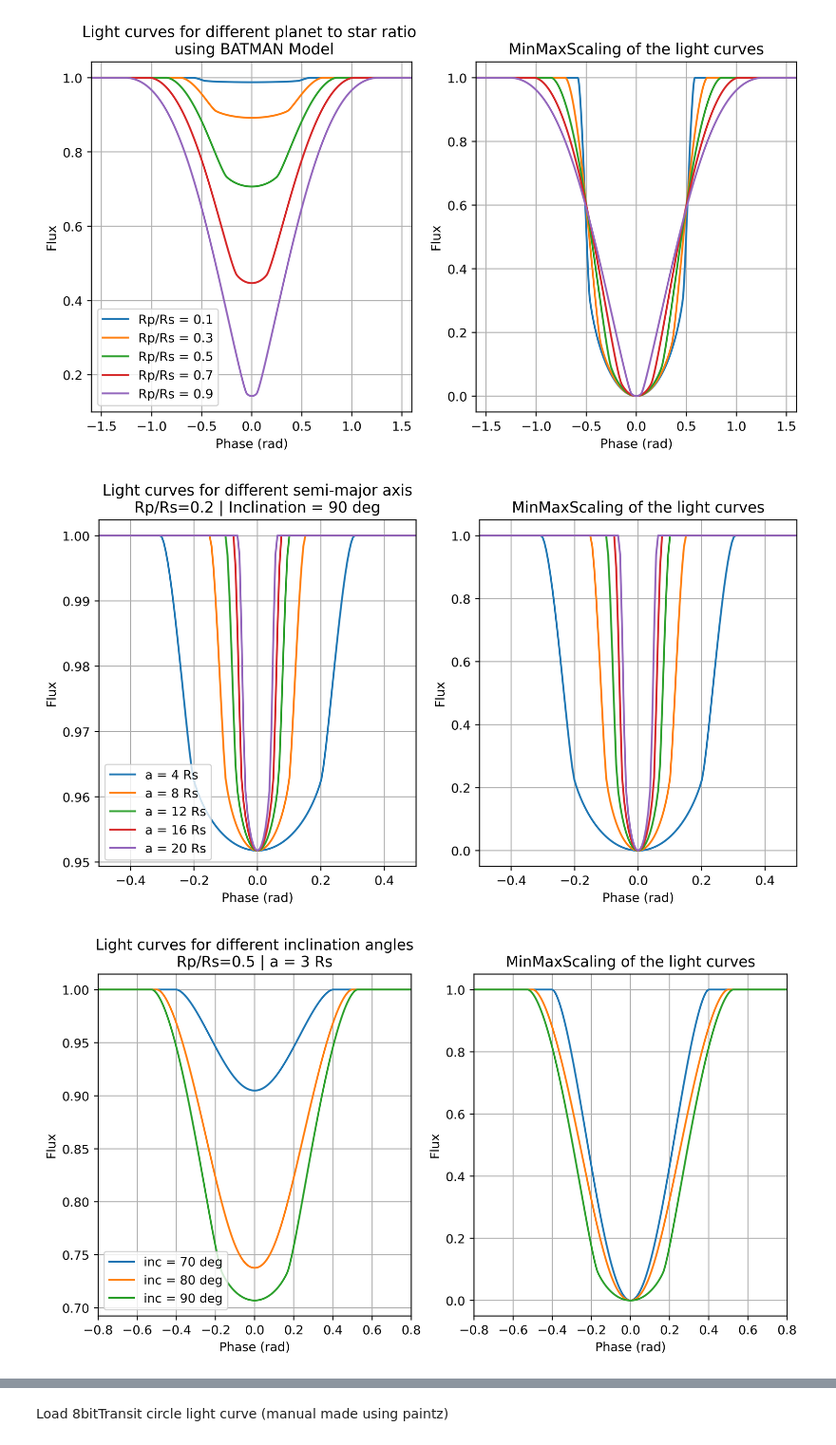
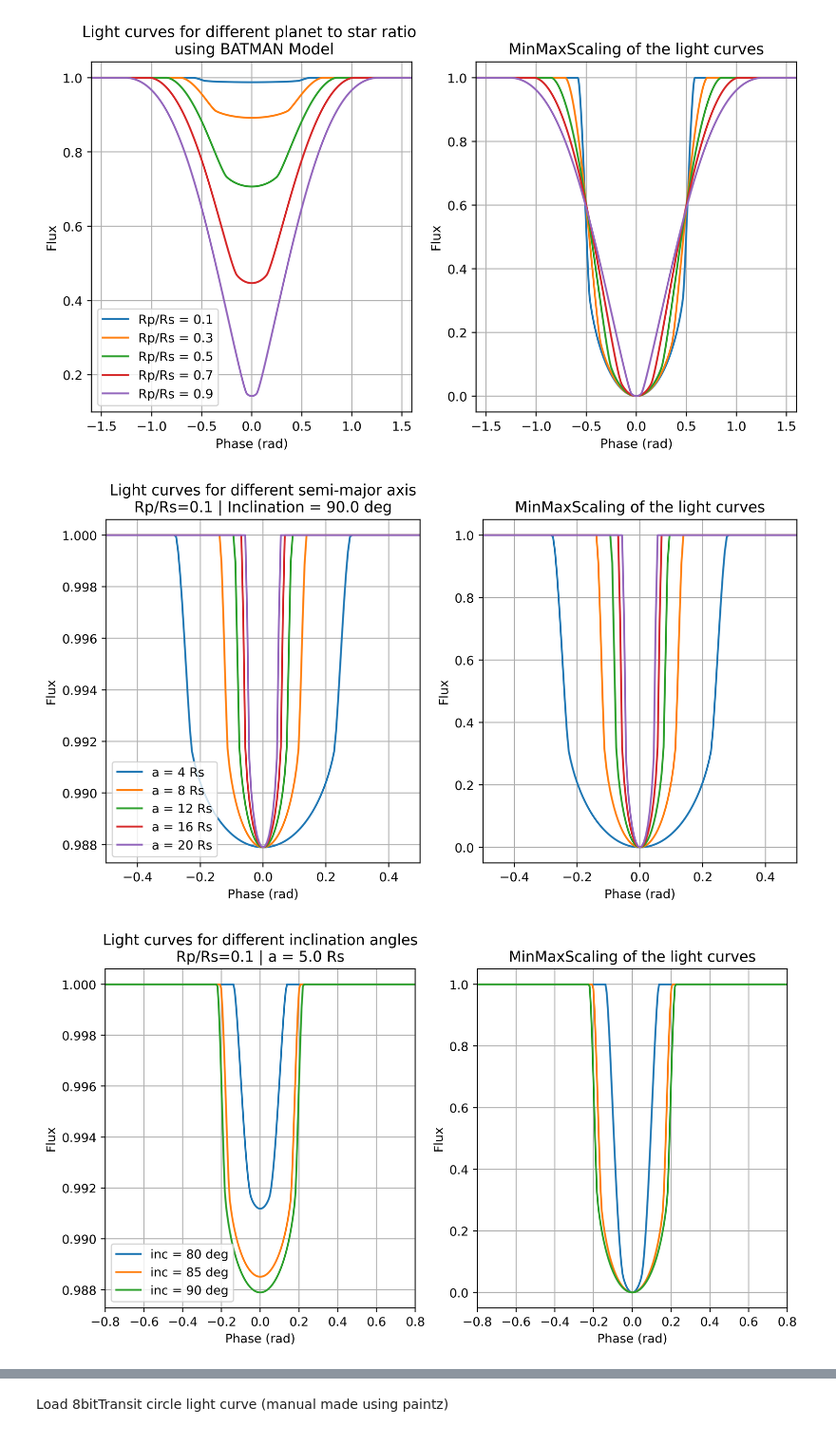
Before and after one commit to abrahammathews2000/mega, a Jupyter notebook: lightcurve_simulation/data_npy/plot_lc.ipynb, the cells around one changed output, grey strips where cells are left out. Shown at 95% size. Cells and saved outputs as stored; diff of their text form; code cells hidden in the pictures.

```diff
--- a/lightcurve_simulation/data_npy/plot_lc.ipynb
+++ b/lightcurve_simulation/data_npy/plot_lc.ipynb
@@ -160,8 +162,8 @@ plt.rcParams['figure.dpi'] = 400
 # %%
-# Light curves for different planet to star ratio \n using BATMAN Model
+# Light curves for different inclination angle
 fig, ax = plt.subplots(1,2,figsize=(10,5))
 for inc in np.arange(50,110,20):
-    r_planet = 0.2 # np.round(r_planet,1)
+    r_planet = 0.05 # np.round(r_planet,1)
     Period = 1
     inc = np.round(inc,1)
 
@@ -251,15 +253,16 @@ plt.show()
 
 fig, ax = plt.subplots(1,2,figsize=(10,5))
 for a in np.arange(4,24,4):
-    r_planet = 0.2
+    r_planet = 0.1
     Period = 1
+    inclination = 90.0
 
     params = batman.TransitParams()       #object to store transit parameters
     params.t0 = 0.                        #time of inferior conjunction
     params.per = Period                      #orbital period
     params.rp = r_planet #0.2                      #planet radius (in units of stellar radii)
     params.a = a                         #semi-major axis (in units of stellar radii)
-    params.inc = 90.                      #orbital inclination (in degrees)
+    params.inc = inclination #90.                      #orbital inclination (in degrees)
     params.ecc = 0.                      #eccentricity
     params.w = 0.                        #longitude of periastron (in degrees)
     params.limb_dark = "quadratic"        #limb darkening model
@@ -273,9 +276,11 @@ for a in np.arange(4,24,4):
     ax[0].grid('on')
     ax[0].set_xlabel("Phase (rad)")
     ax[0].set_ylabel("Flux")
-    ax[0].set_title("Light curves for different semi-major axis\nRp/Rs=0.2 | Inclination = 90 deg")
+    ax[0].set_title(f"Light curves for different semi-major axis\nRp/Rs={r_planet} | Inclination = {inclination} deg")
     ax[0].set_xlim(-0.5,0.5)
     ax[0].legend(loc = 'lower left')
+    ax[0].ticklabel_format(axis='both', style='plain', useOffset=False)
+
     # MinMaxScaling of the light curves
     batman_flux_scaled = np.copy(batman_flux)
     batman_flux_scaled = (batman_flux - np.amin(batman_flux))/(np.amax(batman_flux) - np.amin(batman_flux))
@@ -289,19 +294,18 @@ for a in np.arange(4,24,4):
     ax[1].set_title("MinMaxScaling of the light curves")
 
 
-
 plt.show()
 # %% [output]
-[figure, old version]
+[figure, new version]
 # %%
 # Light curves for different orbital inclination angle
 
 fig, ax = plt.subplots(1,2,figsize=(10,5))
-for inclination in np.arange(70,100,10):
-    r_planet = 0.5
-    Period = 1
+for inclination in np.array([80,85,90]):
+    r_planet = 0.1
+    Period = 1.0
     inclination = np.round(inclination)
-    a = 3
+    a = 5.0
 
     params = batman.TransitParams()       #object to store transit parameters
     params.t0 = 0.                        #time of inferior conjunction
@@ -310,38 +314,38 @@ for inclination in np.arange(70,100,10):
     params.a = a                         #semi-major axis (in units of stellar radii)
     params.inc = inclination # 90.                      #orbital inclination (in degrees)
     params.ecc = 0.                      #eccentricity
-    params.w = 0.                        #longitude of periastron (in degrees)
+    params.w = 90.                        #longitude of periastron (in degrees)
     params.limb_dark = "quadratic"        #limb darkening model
     params.u = [0.5, 0.05]      #limb darkening coefficients [u1, u2, u3, u4]
 
     t = np.linspace(-Period, Period, 1999)  #times at which to calculate light curve
     m = batman.TransitModel(params, t)    #initializes model
 
     batman_flux = m.light_curve(params)                    #calculates light curve
     ax[0].plot(t*2*np.pi/(Period),batman_flux,label = f"inc = {inclination} deg")
     ax[0].grid('on')
     ax[0].set_xlabel("Phase (rad)")
     ax[0].set_ylabel("Flux")
-    ax[0].set_title("Light curves for different inclination angles\nRp/Rs=0.5 | a = 3 Rs")
+    ax[0].set_title(f"Light curves for different inclination angles\nRp/Rs={r_planet} | a = {a} Rs")
     ax[0].set_xlim(-0.8,0.8)
     ax[0].legend(loc = 'lower left')
     # MinMaxScaling of the light curves
     batman_flux_scaled = np.copy(batman_flux)
     batman_flux_scaled = (batman_flux - np.amin(batman_flux))/(np.amax(batman_flux) - np.amin(batman_flux))
 
     batman_phase = t*2*np.pi/(Period)
     ax[1].set_xlim(-0.8,0.8)
     ax[1].plot(batman_phase,batman_flux_scaled)
     ax[1].grid('on')
     ax[1].set_xlabel("Phase (rad)")
     ax[1].set_ylabel("Flux")
     ax[1].set_title("MinMaxScaling of the light curves")
 
 
 
 plt.show()
 # %% [output]
-[figure, old version]
+[figure, new version]
 # %%
 # Light curves for different eccentricty
 fig, ax = plt.subplots(1,2,figsize=(10,5))
```
Also changed, not shown: parts of 15 cells of this notebook.
